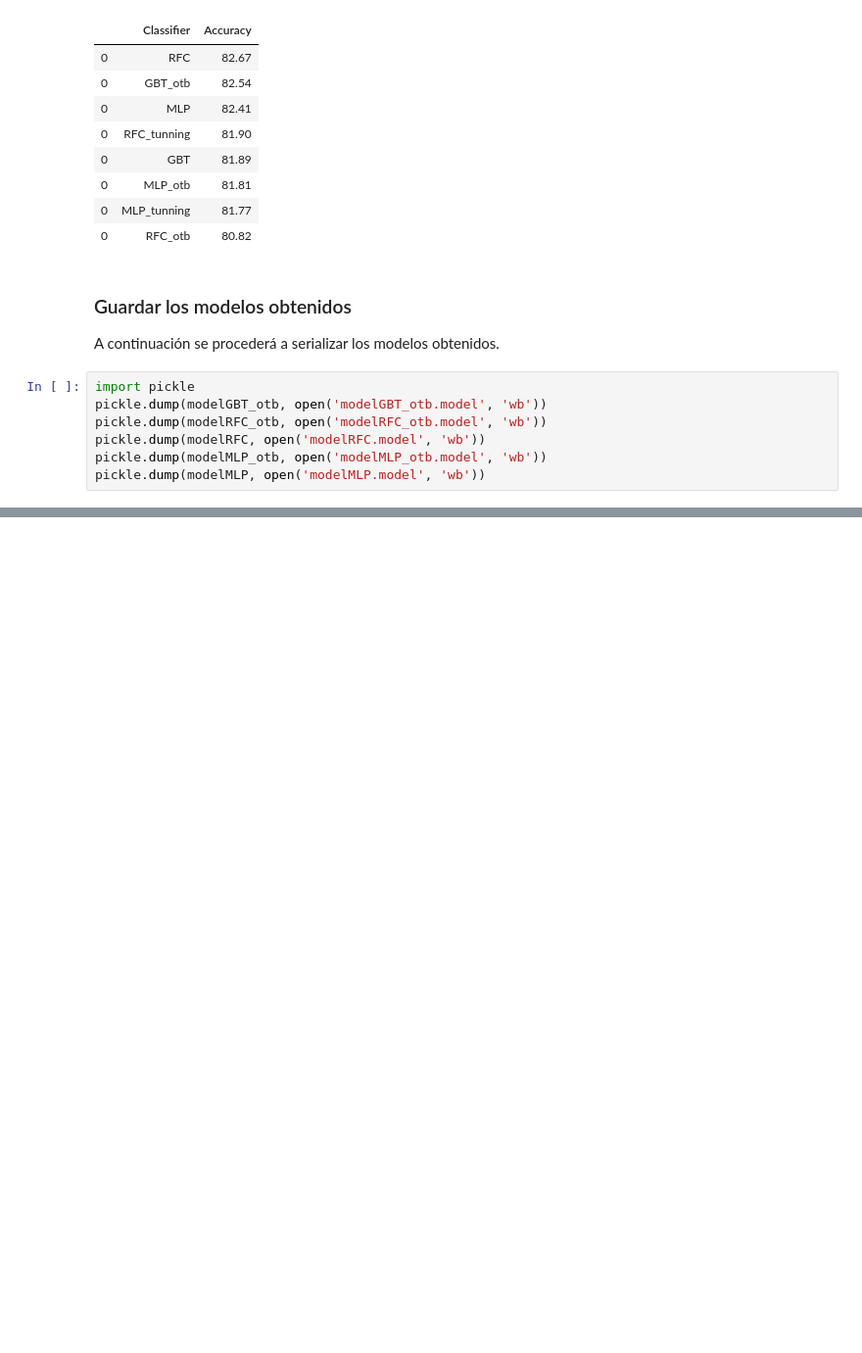
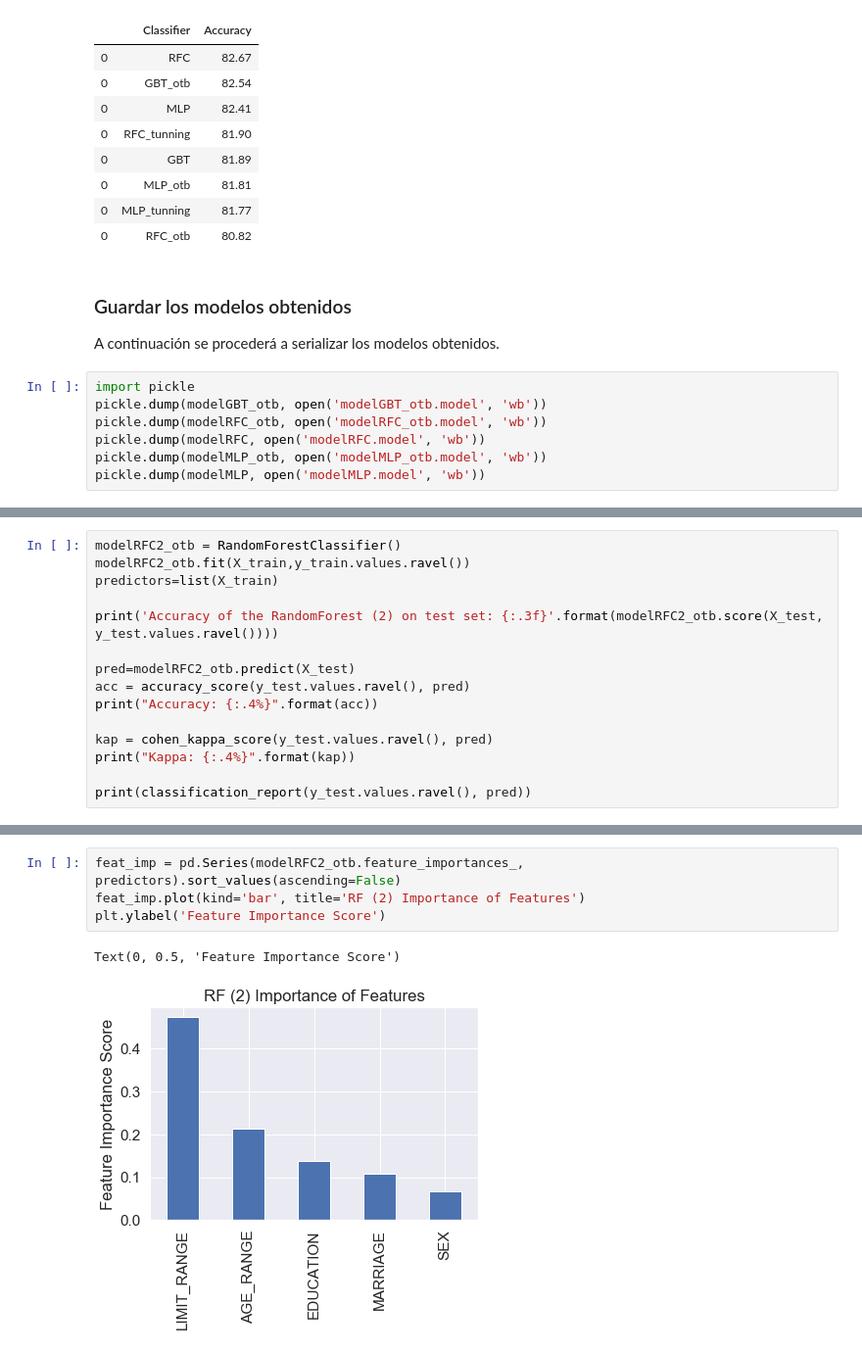
Before and after one commit to randallxram/XTOLC5T3, a Jupyter notebook: Build and Explore Models.ipynb, the cells around one changed output, grey strips where cells are left out. Shown: that part at 98% size. Drawn from its saved outputs; the diff is of its cells as text; blank space fills up the shorter version.

```diff
--- a/Build and Explore Models.ipynb
+++ b/Build and Explore Models.ipynb
@@ -936,0 +1134,15 @@ pickle.dump(modelMLP, open('modelMLP.model', 'wb'))
+# %%
+modelRFC2_otb = RandomForestClassifier()
+modelRFC2_otb.fit(X_train,y_train.values.ravel())
+predictors=list(X_train)
+
+print('Accuracy of the RandomForest (2) on test set: {:.3f}'.format(modelRFC2_otb.score(X_test, y_test.values.ravel())))
+
+pred=modelRFC2_otb.predict(X_test)
+acc = accuracy_score(y_test.values.ravel(), pred)
+print("Accuracy: {:.4%}".format(acc))
+
+kap = cohen_kappa_score(y_test.values.ravel(), pred)
+print("Kappa: {:.4%}".format(kap))
+
+print(classification_report(y_test.values.ravel(), pred))
@@ -936,0 +1161,7 @@ pickle.dump(modelMLP, open('modelMLP.model', 'wb'))
+# %%
+feat_imp = pd.Series(modelRFC2_otb.feature_importances_, predictors).sort_values(ascending=False)
+feat_imp.plot(kind='bar', title='RF (2) Importance of Features')
+plt.ylabel('Feature Importance Score')
+# %% [output]
+Text(0, 0.5, 'Feature Importance Score')
+[figure, added]
```
Also changed, not shown: parts of 15 cells of this notebook, 1 other file.
